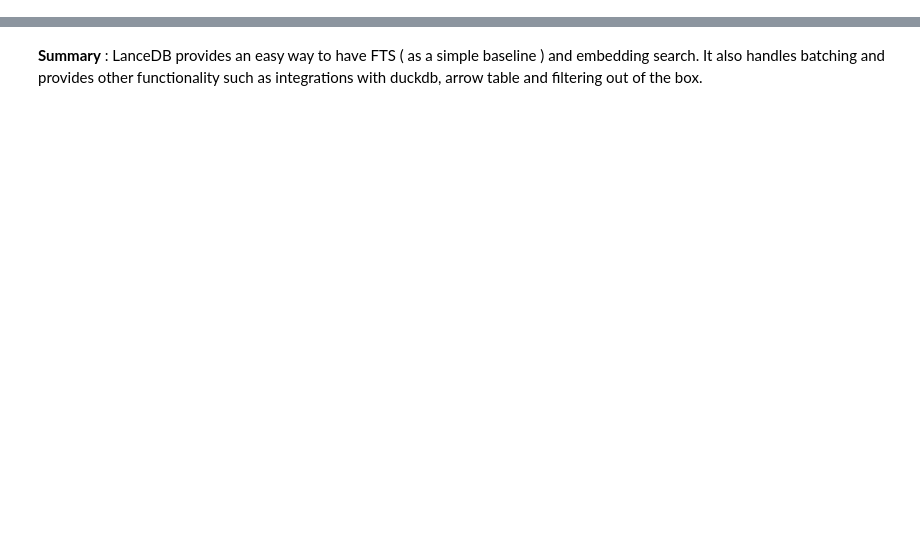
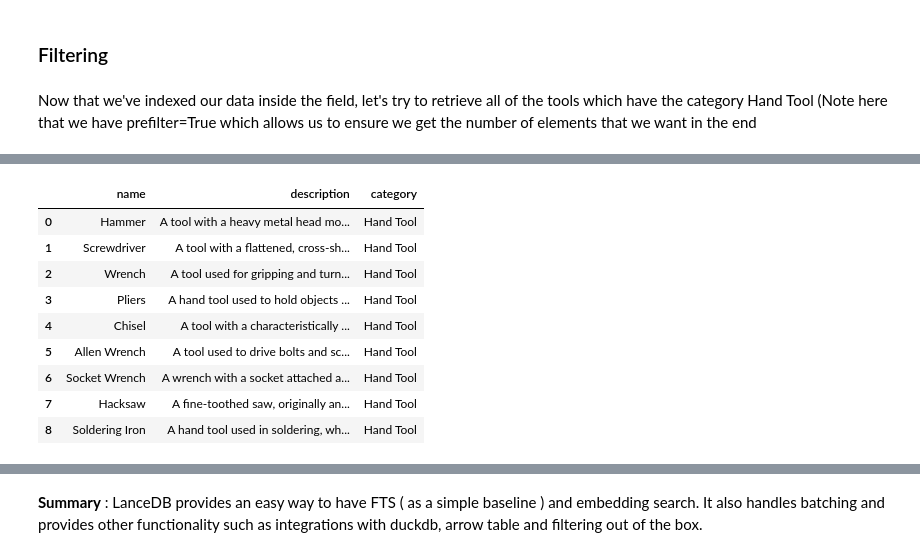
Before and after one commit to ivanleomk/rag-ws, a Jupyter notebook: notebooks/1.Introduction.ipynb, the cells around one changed output, grey strips where cells are left out. Cells and saved outputs as stored; diff of their text form; code cells hidden in the pictures; blank space fills up the shorter version.

```diff
--- a/notebooks/1.Introduction.ipynb
+++ b/notebooks/1.Introduction.ipynb
@@ -60,0 +230,9 @@ text: Twitter is a popular web application, vector: [0.004896957892924547, -0.04
+# %% [markdown]
+### Filtering
+# %% [markdown]
+Now that we've indexed our data inside the field, let's try to retrieve all of the tools which have the category Hand Tool (Note here that we have prefilter=True which allows us to ensure we get the number of elements that we want in the end
+# %%
+%%time
+tool_table = db.open_table("tool_v2")
+tool_table.search().select(["name","description","category"]).where("category='Hand Tool'",prefilter=True).to_pandas()
+# %% [output]
@@ -60,0 +241,10 @@ text: Twitter is a popular web application, vector: [0.004896957892924547, -0.04
+|  | name | description | category |
+| 0 | Hammer | A tool with a heavy metal head mo... | Hand Tool |
+| 1 | Screwdriver | A tool with a flattened, cross-sh... | Hand Tool |
+| 2 | Wrench | A tool used for gripping and turn... | Hand Tool |
+| 3 | Pliers | A hand tool used to hold objects ... | Hand Tool |
+| 4 | Chisel | A tool with a characteristically ... | Hand Tool |
+| 5 | Allen Wrench | A tool used to drive bolts and sc... | Hand Tool |
+| 6 | Socket Wrench | A wrench with a socket attached a... | Hand Tool |
+| 7 | Hacksaw | A fine-toothed saw, originally an... | Hand Tool |
+| 8 | Soldering Iron | A hand tool used in soldering, wh... | Hand Tool |
```
Also changed, not shown: parts of 70 cells of this notebook, 5 other files.
